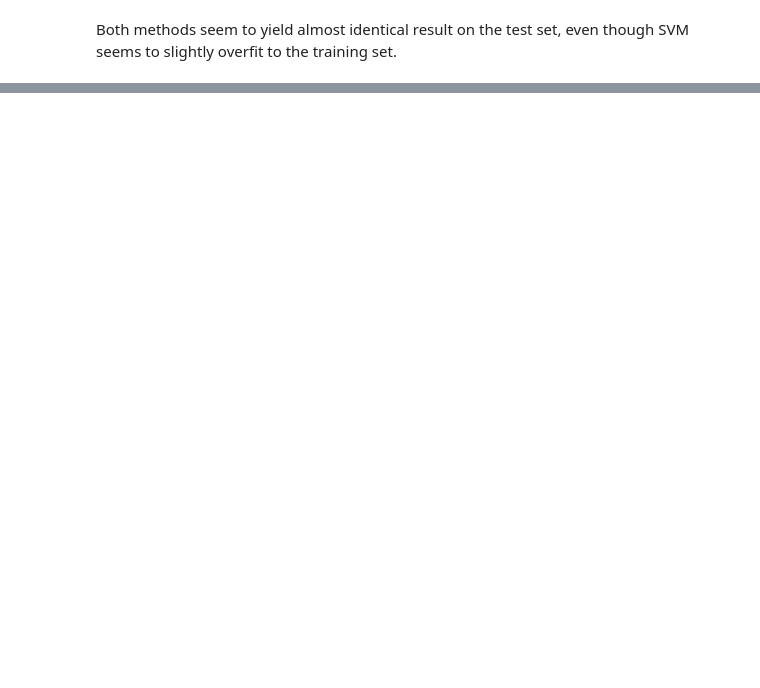
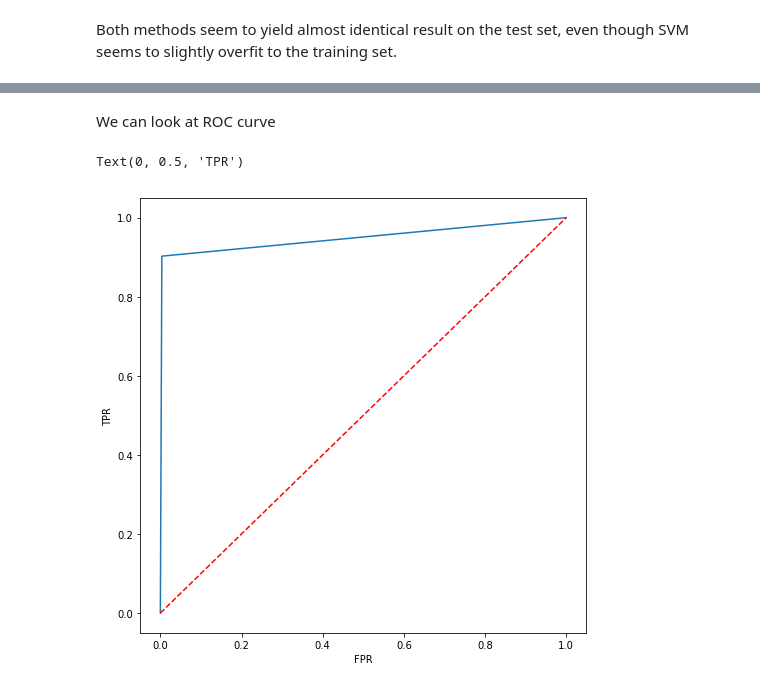
Before and after one commit to kwenz/Seismic-time-series-analysis, a Jupyter notebook: Time class classification.ipynb, the cells around one changed output, grey strips where cells are left out. Saved outputs shown, nothing was run; the diff lists cells and outputs as text; code cells hidden in the pictures; blank space fills up the shorter version.

```diff
--- a/Time class classification.ipynb
+++ b/Time class classification.ipynb
@@ -100,0 +109,2 @@ Both methods seem to yield almost identical result on the test set, even though
+# %%
+df=pd.DataFrame(data={"Real":L_real,"Prediction":L_pred})
@@ -100,0 +113,3 @@ Both methods seem to yield almost identical result on the test set, even though
+# %%
+df_grouped=pd.crosstab(df.Real,df.Prediction)
+df_grouped
@@ -100,0 +123,13 @@ Both methods seem to yield almost identical result on the test set, even though
+# %%
+TP=df_grouped[1][1]
+TN=df_grouped[0][0]
+FP=df_grouped[1][0]
+FN=df_grouped[0][1]
+# %%
+RC0=TN/(TN+FP)
+RC1=TP/(TP+FN)
+PR0=TN/(TN+FN)
+PR1=TP/(TP+FP)
+ACC=(TN+TP)/(TN+TP+FP+FN)
+FNR=FN/(TP+FN)
+FPR=FN/(TN+FP)
@@ -100,0 +152,14 @@ Both methods seem to yield almost identical result on the test set, even though
+# %% [markdown]
+We can look at ROC curve
+# %%
+X=[0,FPR,1]
+Y=[0,RC1,1]
+fig=plt.figure(figsize=(8,8))
+ax=fig.add_subplot(111)
+ax.plot(X,Y)
+ax.plot([0,1],[0,1],'r--')
+ax.set_xlabel("FPR")
+ax.set_ylabel("TPR")
+# %% [output]
+Text(0, 0.5, 'TPR')
+[figure, added]
```
Also changed, not shown: parts of 18 cells of this notebook.
